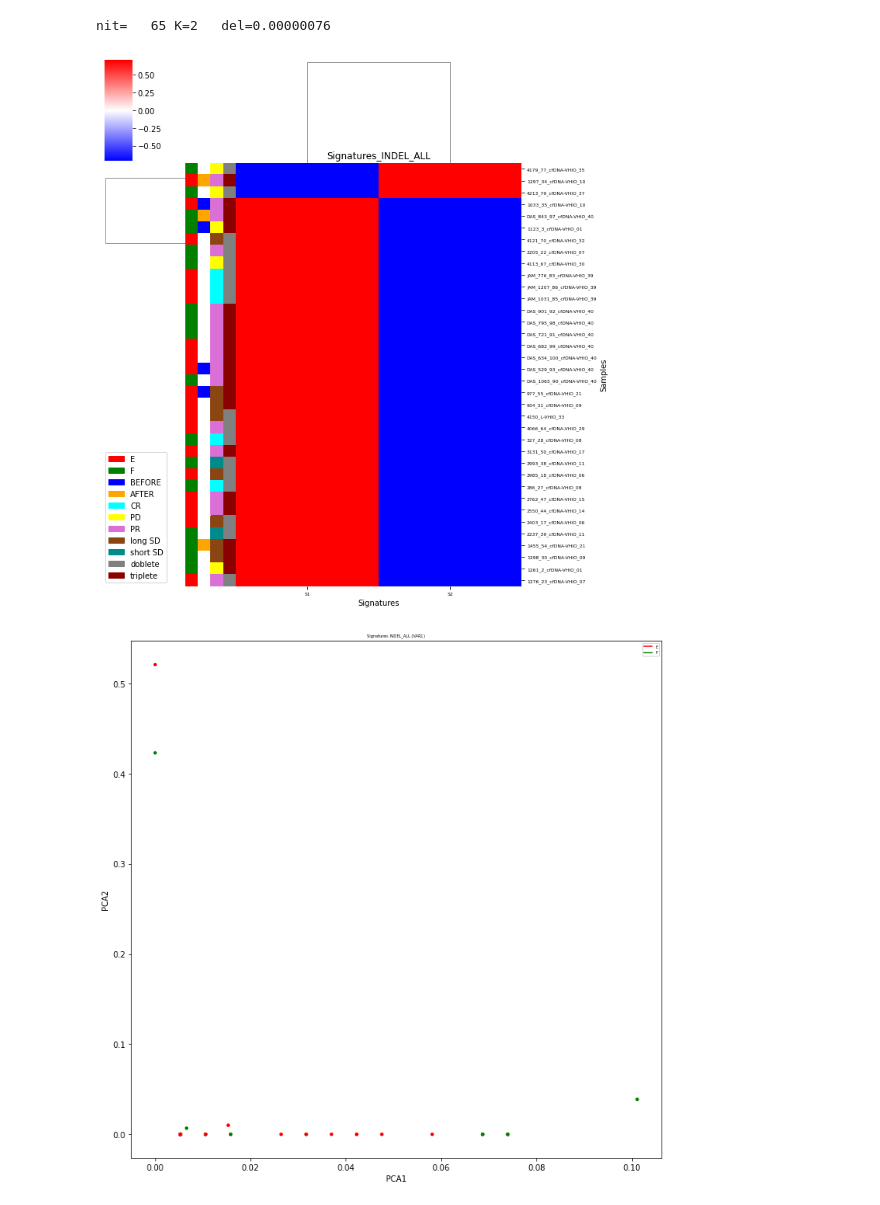
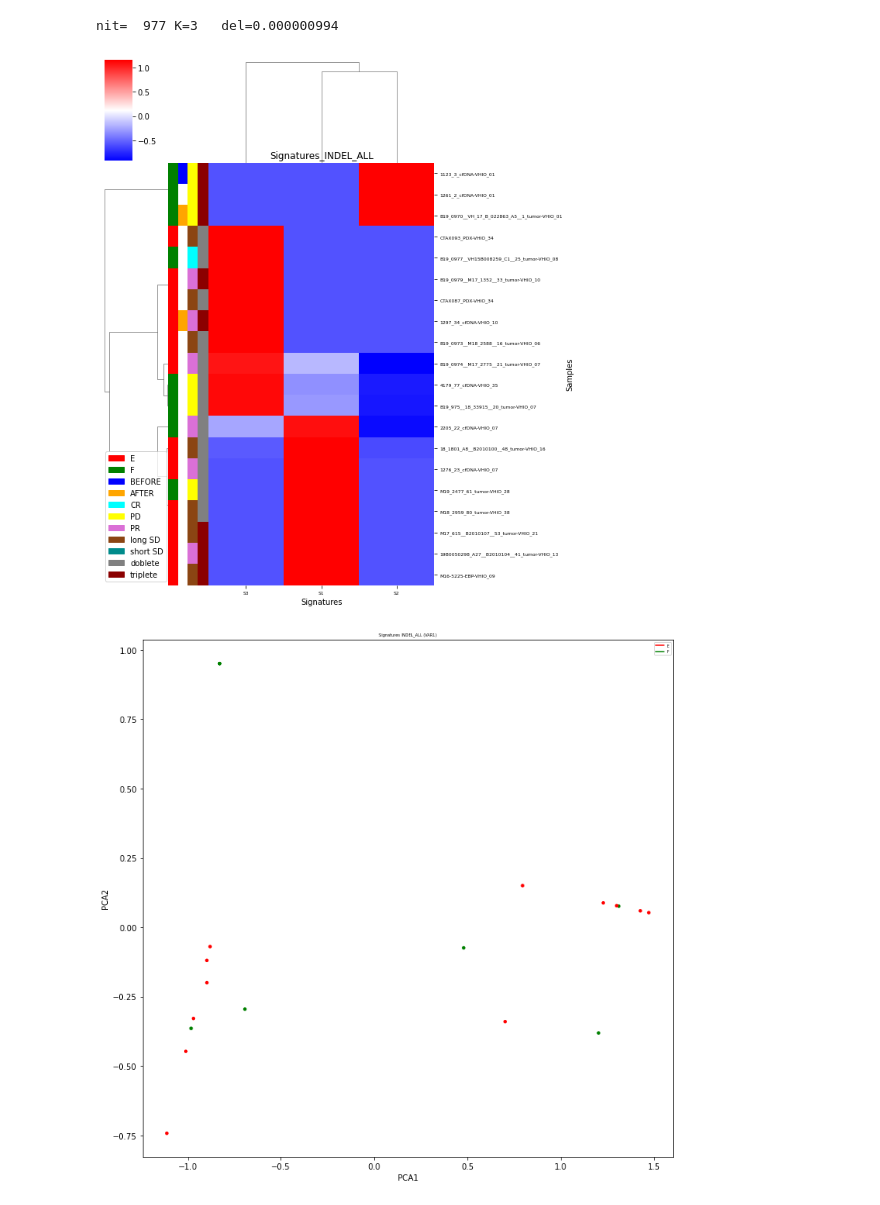
Before and after one commit to jfnavarro/scitron, a Jupyter notebook: analysis_signatures.ipynb, the cells around one changed output. Saved outputs shown, nothing was run; the diff lists cells and outputs as text; code cells hidden in the pictures.

```diff
--- a/analysis_signatures.ipynb
+++ b/analysis_signatures.ipynb
@@ -51,7 +61,7 @@ def plot_heatmap(data, meta, title, filename):
     var7_colors = [color_map[9] if x == 'doblete' else color_map[10] for x in meta['VAR7']]
 
     ax = sns.clustermap(data,
-                        z_score=None,
+                        z_score=0,
                         cmap=cmap,
                         rasterized=True,
                         yticklabels=1,
@@ -187,0 +205,20 @@ FloatingPointError: NaN dissimilarity value.
+# %%
+data = spectra_indels
+
+sel = VarianceThreshold(threshold=0.3)
+sel.fit(data)
+data = data.loc[:, sel.get_support()]
+data = data.transpose()
+
+sel = VarianceThreshold(threshold=0.3)
+sel.fit(data)
+data = data.loc[:, sel.get_support()]
+
+meta = meta_filtered.reindex(data.index)
+
+scaler = StandardScaler()
+data_norm = pd.DataFrame(data=scaler.fit_transform(data),
+                         index=data.index,
+                         columns=data.columns)
+
+make_plots(data_norm, meta, 'SPECTRA_INDELS')
@@ -188,10 +231,10 @@ FloatingPointError: NaN dissimilarity value.
 # %%
-results = sa.ardnmf(spectra_indels, verbose=False)
-data = results['Hraw'].transpose() / results['Hraw'].sum(axis=1)
-#data = np.log1p(results['Hraw'].transpose())
-meta = meta_filtered.reindex(data.index)
-make_plots(data, meta, 'INDEL_ALL')
+results = sa.ardnmf(data.transpose(), verbose=False)
+#data_norm = results['Hraw'].transpose() / results['Hraw'].sum(axis=1)
+data_norm = np.log1p(results['Hraw'].transpose())
+#data_norm = results['Hraw'].transpose())
+make_plots(data_norm, meta.reindex(data_norm.index), 'INDEL_ALL')
 # %% [output]
-nit=   65 K=2   del=0.00000076
+nit=  977 K=3   del=0.000000994
-[figure, old version]
+[figure, new version]
-[figure, old version]
+[figure, new version]
```
Also changed, not shown: parts of 5 cells of this notebook, 5 other files.
